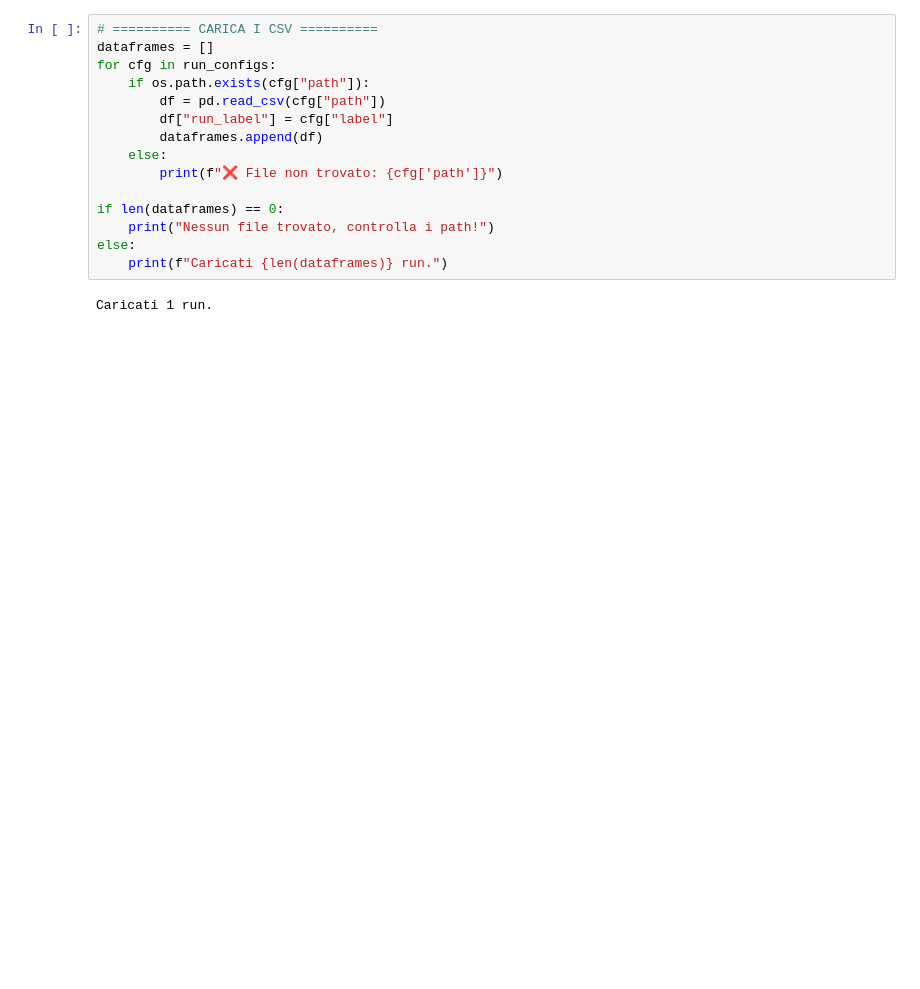
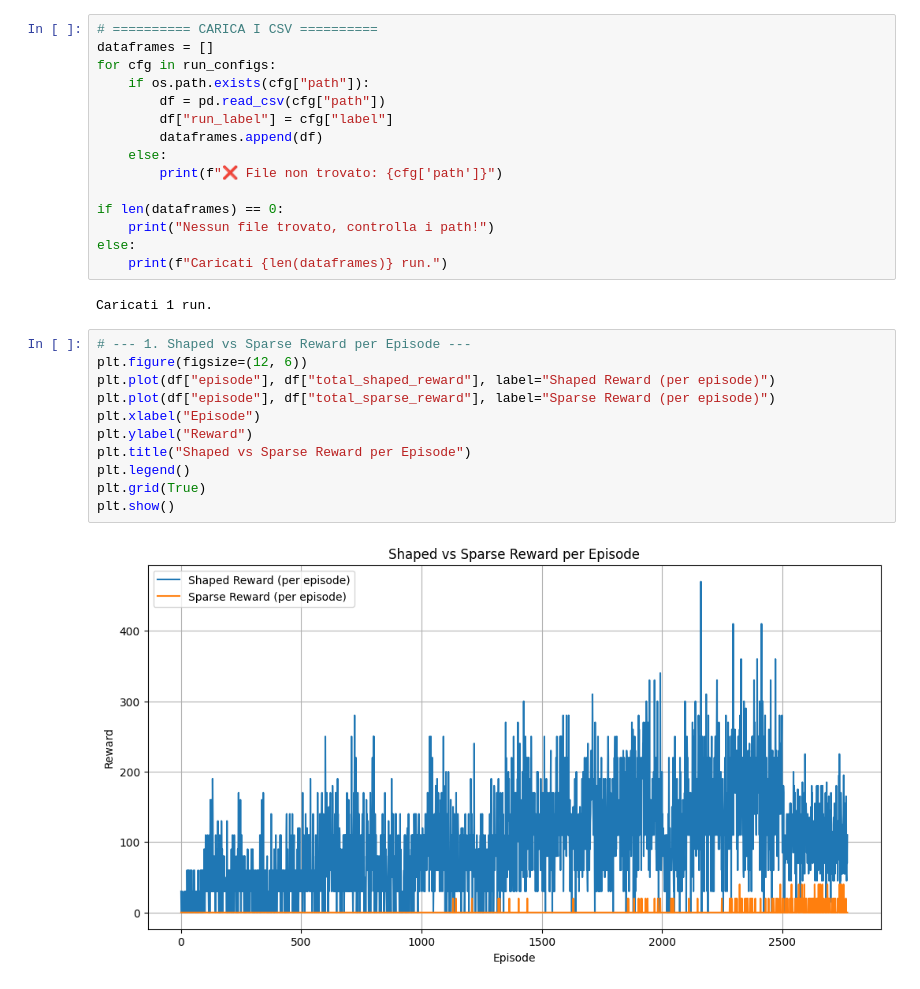
Before and after one commit to Gabrocecco/multi_agent_rl_final_project, a Jupyter notebook: notebooks/analysis.ipynb, the cells around one changed output. Saved outputs shown, nothing was run; the diff lists cells and outputs as text; blank space fills up the shorter version.

```diff
--- a/notebooks/analysis.ipynb
+++ b/notebooks/analysis.ipynb
@@ -40,3 +41,16 @@ else:
     print(f"Caricati {len(dataframes)} run.")
 # %% [output]
 Caricati 1 run.
+# %%
+# --- 1. Shaped vs Sparse Reward per Episode ---
+plt.figure(figsize=(12, 6))
+plt.plot(df["episode"], df["total_shaped_reward"], label="Shaped Reward (per episode)")
+plt.plot(df["episode"], df["total_sparse_reward"], label="Sparse Reward (per episode)")
+plt.xlabel("Episode")
+plt.ylabel("Reward")
+plt.title("Shaped vs Sparse Reward per Episode")
+plt.legend()
+plt.grid(True)
+plt.show()
+# %% [output]
+[figure, added]
```
Also changed, not shown: parts of 10 cells of this notebook, 2 other files.
